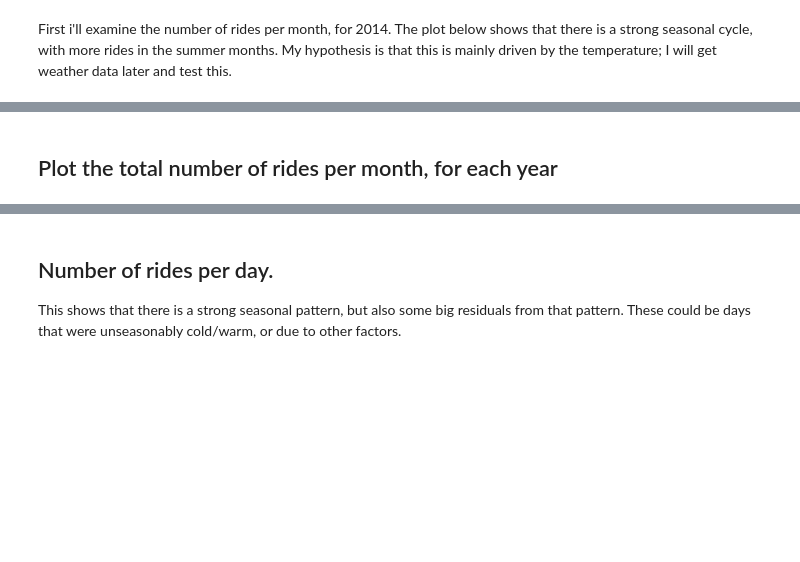
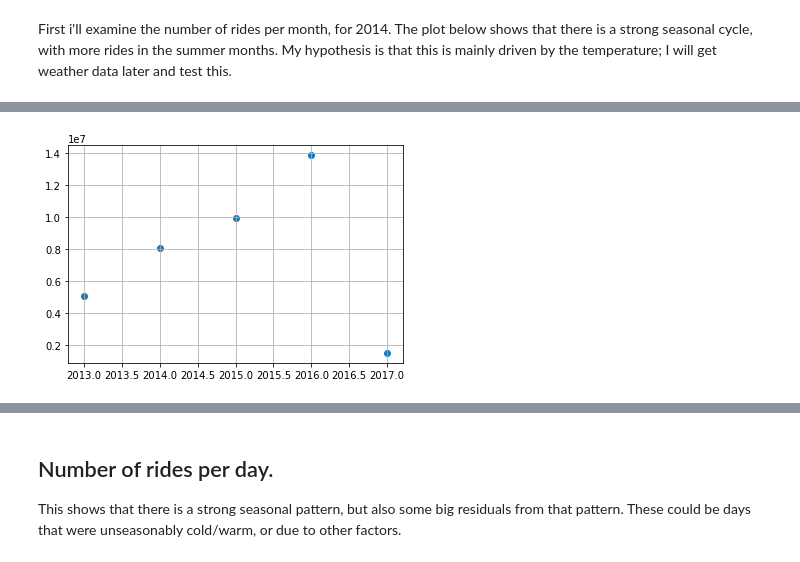
Before and after one commit to andypicke/Springboard_DataScience, a Jupyter notebook: Capstone_1/citibike_EDA.ipynb, the cells around one changed output, grey strips where cells are left out. Saved outputs shown, nothing was run; the diff lists cells and outputs as text; code cells hidden in the pictures; blank space fills up the shorter version.

```diff
--- a/Capstone_1/citibike_EDA.ipynb
+++ b/Capstone_1/citibike_EDA.ipynb
@@ -36,2 +39,5 @@ df
-# %% [markdown]
-## Plot the total number of rides per month, for each year
+# %%
+plt.scatter(df.year,df.num_rides)
+plt.grid();
+# %% [output]
+[figure, added]
```
Also changed, not shown: parts of 52 cells of this notebook.
